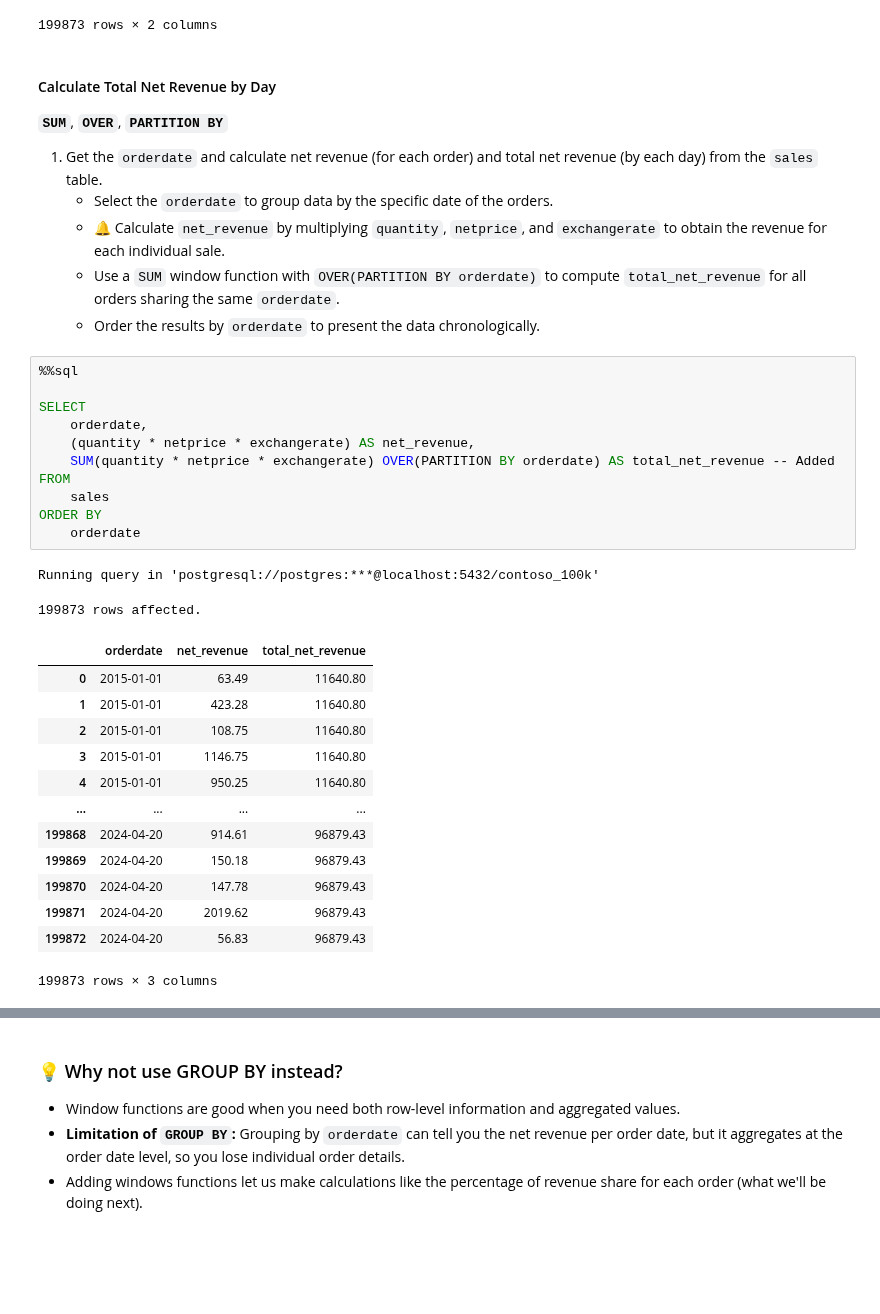
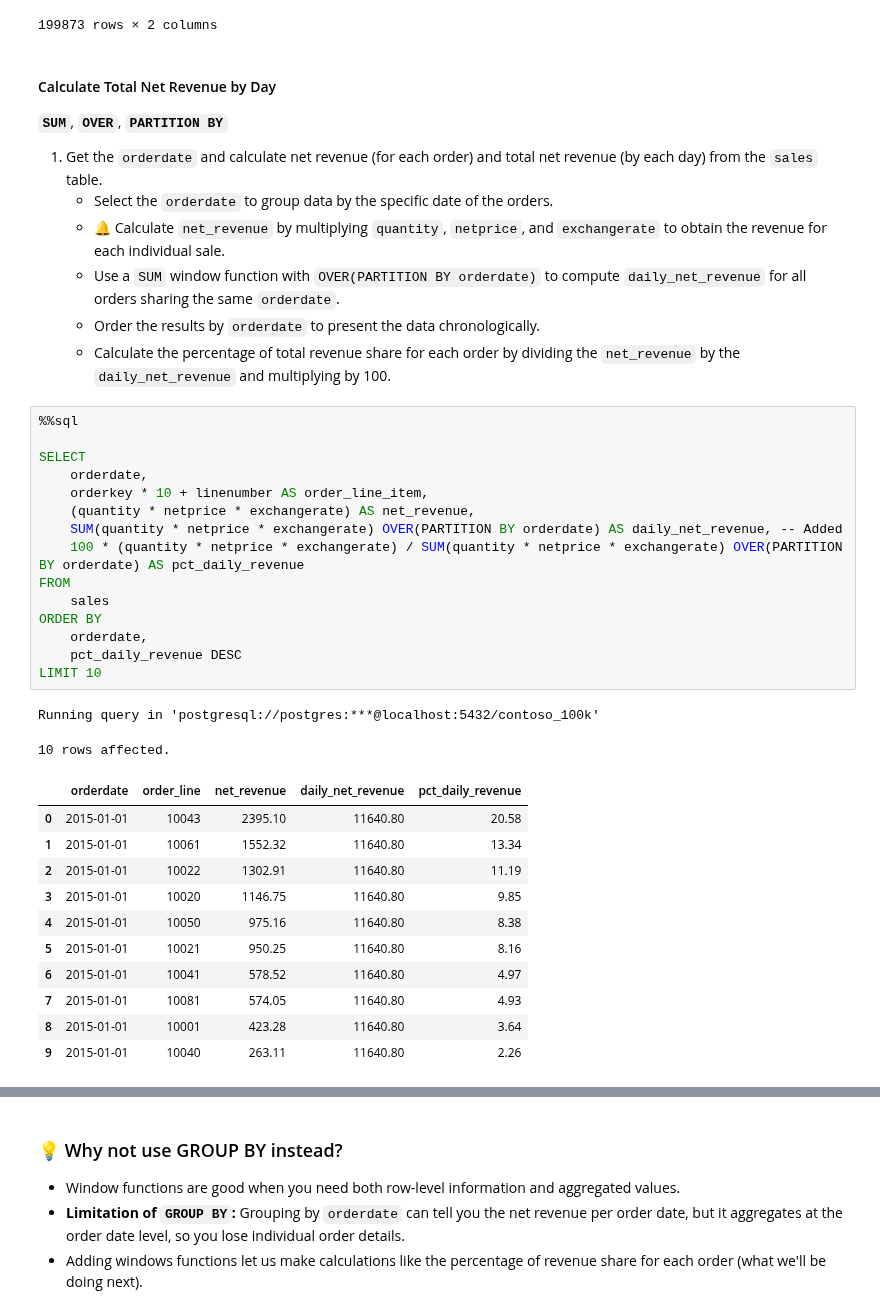
Before and after one commit to mgamzec/SQL_Data_Analytics_Project, a Jupyter notebook: 3_Windows_Functions/1_Syntax.ipynb, the cells around one changed output, grey strips where cells are left out. Cells and saved outputs as stored; diff of their text form; blank space fills up the shorter version.

```diff
--- a/3_Windows_Functions/1_Syntax.ipynb
+++ b/3_Windows_Functions/1_Syntax.ipynb
@@ -152,32 +207,35 @@ Running query in 'postgresql://postgres:***@localhost:5432/contoso_100k'
 1. Get the `orderdate` and calculate net revenue (for each order) and total net revenue (by each day) from the `sales` table.
     - Select the `orderdate` to group data by the specific date of the orders.
     - 🔔 Calculate `net_revenue` by multiplying `quantity`, `netprice`, and `exchangerate` to obtain the revenue for each individual sale.
-    - Use a `SUM` window function with `OVER(PARTITION BY orderdate)` to compute `total_net_revenue` for all orders sharing the same `orderdate`.
+    - Use a `SUM` window function with `OVER(PARTITION BY orderdate)` to compute `daily_net_revenue` for all orders sharing the same `orderdate`.
     - Order the results by `orderdate` to present the data chronologically.
+    - Calculate the percentage of total revenue share for each order by dividing the `net_revenue` by the `daily_net_revenue` and multiplying by 100.
 # %%
 %%sql
 
 SELECT
     orderdate,
+    orderkey * 10 + linenumber AS order_line_item,
     (quantity * netprice * exchangerate) AS net_revenue,
-    SUM(quantity * netprice * exchangerate) OVER(PARTITION BY orderdate) AS total_net_revenue -- Added
+    SUM(quantity * netprice * exchangerate) OVER(PARTITION BY orderdate) AS daily_net_revenue, -- Added
+    100 * (quantity * netprice * exchangerate) / SUM(quantity * netprice * exchangerate) OVER(PARTITION BY orderdate) AS pct_daily_revenue
 FROM
     sales
 ORDER BY
-    orderdate
+    orderdate,
+    pct_daily_revenue DESC
+LIMIT 10
 # %% [output]
 Running query in 'postgresql://postgres:***@localhost:5432/contoso_100k'
-199873 rows affected.
+10 rows affected.
-|  | orderdate | net_revenue | total_net_revenue |
-| 0 | 2015-01-01 | 63.49 | 11640.80 |
-| 1 | 2015-01-01 | 423.28 | 11640.80 |
-| 2 | 2015-01-01 | 108.75 | 11640.80 |
-| 3 | 2015-01-01 | 1146.75 | 11640.80 |
-| 4 | 2015-01-01 | 950.25 | 11640.80 |
-| ... | ... | ... | ... |
-| 199868 | 2024-04-20 | 914.61 | 96879.43 |
-| 199869 | 2024-04-20 | 150.18 | 96879.43 |
-| 199870 | 2024-04-20 | 147.78 | 96879.43 |
-| 199871 | 2024-04-20 | 2019.62 | 96879.43 |
-| 199872 | 2024-04-20 | 56.83 | 96879.43 |
+|  | orderdate | order_line | net_revenue | daily_net_revenue | pct_daily_revenue |
+| 0 | 2015-01-01 | 10043 | 2395.10 | 11640.80 | 20.58 |
+| 1 | 2015-01-01 | 10061 | 1552.32 | 11640.80 | 13.34 |
+| 2 | 2015-01-01 | 10022 | 1302.91 | 11640.80 | 11.19 |
+| 3 | 2015-01-01 | 10020 | 1146.75 | 11640.80 | 9.85 |
+| 4 | 2015-01-01 | 10050 | 975.16 | 11640.80 | 8.38 |
+| 5 | 2015-01-01 | 10021 | 950.25 | 11640.80 | 8.16 |
+| 6 | 2015-01-01 | 10041 | 578.52 | 11640.80 | 4.97 |
+| 7 | 2015-01-01 | 10081 | 574.05 | 11640.80 | 4.93 |
+| 8 | 2015-01-01 | 10001 | 423.28 | 11640.80 | 3.64 |
+| 9 | 2015-01-01 | 10040 | 263.11 | 11640.80 | 2.26 |
-199873 rows × 3 columns
```
Also changed, not shown: parts of 18 cells of this notebook, 2 other files.
